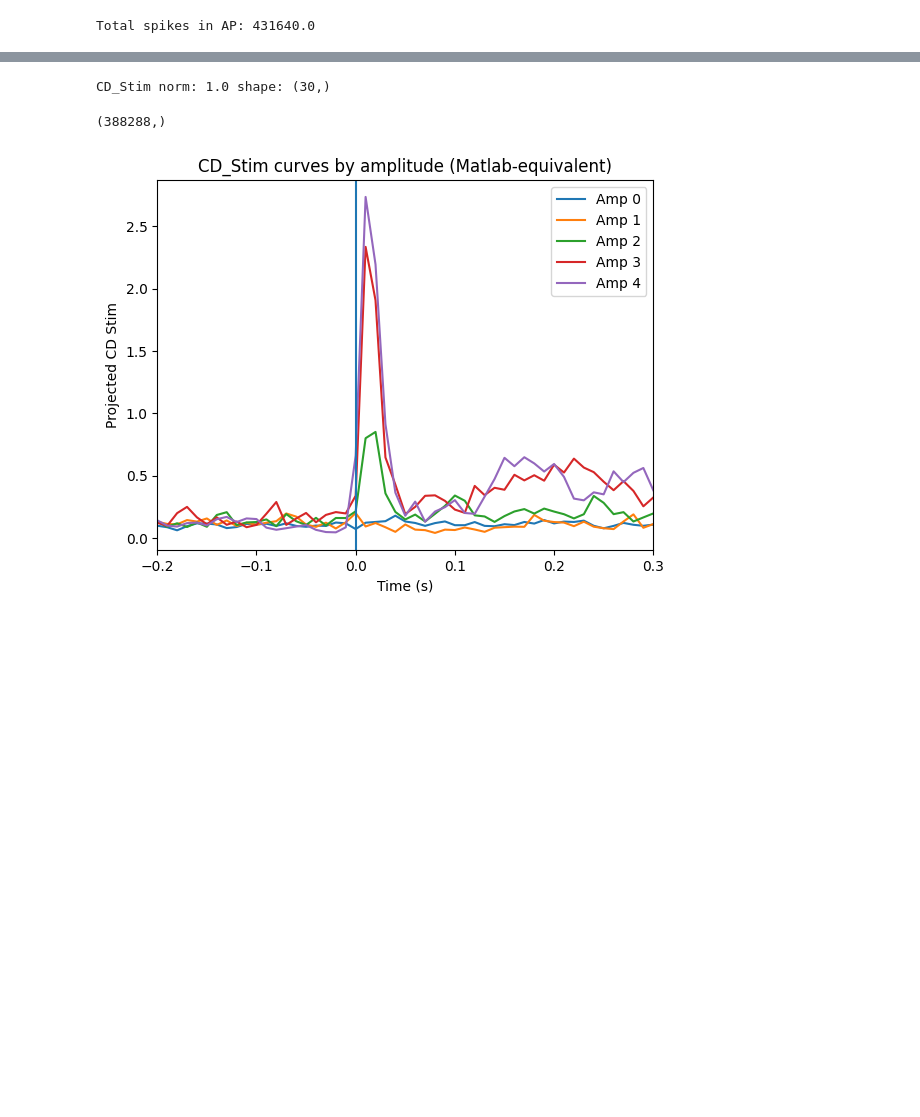
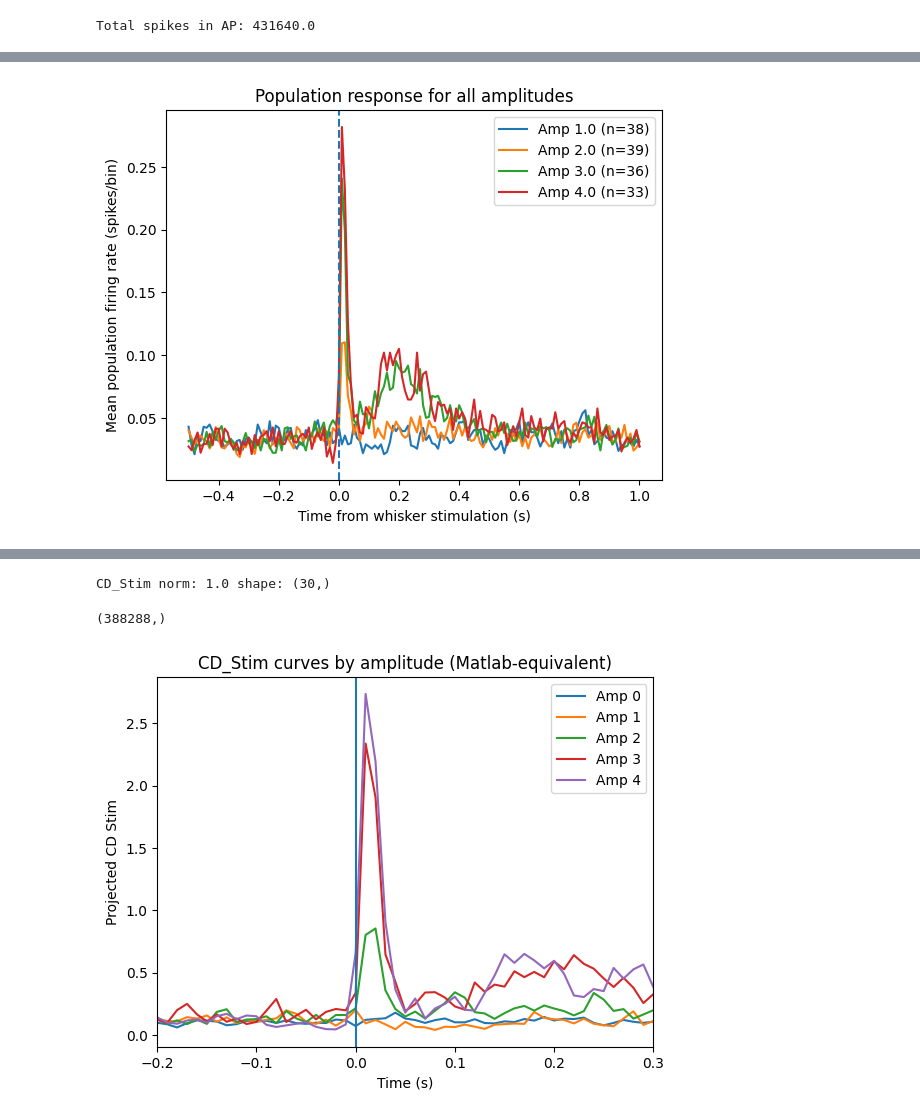
Before and after one commit to guenzi/NEURO-X-Project-I, a Jupyter notebook: nwb_analysis.ipynb, the cells around one changed output, grey strips where cells are left out. Drawn from its saved outputs; the diff is of its cells as text; code cells hidden in the pictures; blank space fills up the shorter version.

```diff
--- a/nwb_analysis.ipynb
+++ b/nwb_analysis.ipynb
@@ -109,0 +91,51 @@ plt.show()
+# %%
+# function to see all amplitudes together
+def plot_population_response_all_amps(tr):
+    amps_unique = sorted(tr["whisker_stim_amplitude"].dropna().unique())
+
+    time_axis = (np.arange(151) - 50) * Bin_size
+
+    plt.figure()
+
+    for amp in amps_unique:
+        selection = (
+            (tr["whisker_stim_amplitude"] == amp) &
+            tr["whisker_stim_time"].notna()
+        )
+
+        Whisker_times = np.sort(
+            tr.loc[selection, "whisker_stim_time"].to_numpy()
+        )
+
+        if len(Whisker_times) == 0:
+            continue
+
+        STM_MTRX = np.full((len(Whisker_times), 151), np.nan, dtype=np.float32)
+
+        valid = 0
+        for t, ev in enumerate(Whisker_times):
+            this_stim_pt = int(np.round(ev * AP_Bin_Resolution))
+            pt1 = this_stim_pt - 50
+            pt2 = this_stim_pt + 100
+            if pt1 < 0 or pt2 >= Mean_Pop_Act.shape[0]:
+                continue
+            STM_MTRX[t, :] = Mean_Pop_Act[pt1:pt2+1]
+            valid += 1
+
+        if valid == 0:
+            continue
+
+        Stim_avg = np.nanmean(STM_MTRX, axis=0)
+
+        plt.plot(time_axis, Stim_avg, label=f"Amp {amp} (n={valid})")
+
+    plt.axvline(0, linestyle="--")
+    plt.xlabel("Time from whisker stimulation (s)")
+    plt.ylabel("Mean population firing rate (spikes/bin)")
+    plt.title("Population response for all amplitudes")
+    plt.legend()
+    plt.show()
+
+plot_population_response_all_amps(tr)
+# %% [output]
+[figure, added]
```
Also changed, not shown: parts of 14 cells of this notebook, 1 other file.
